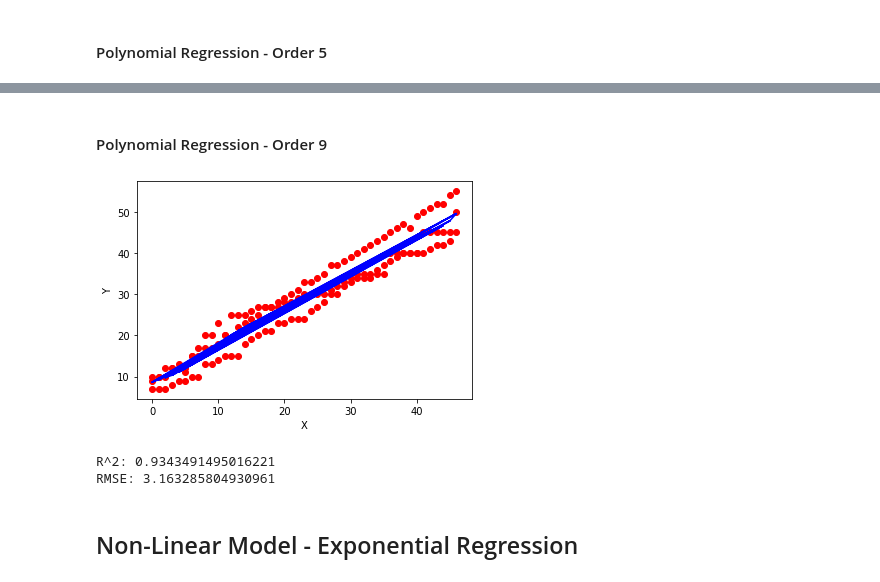
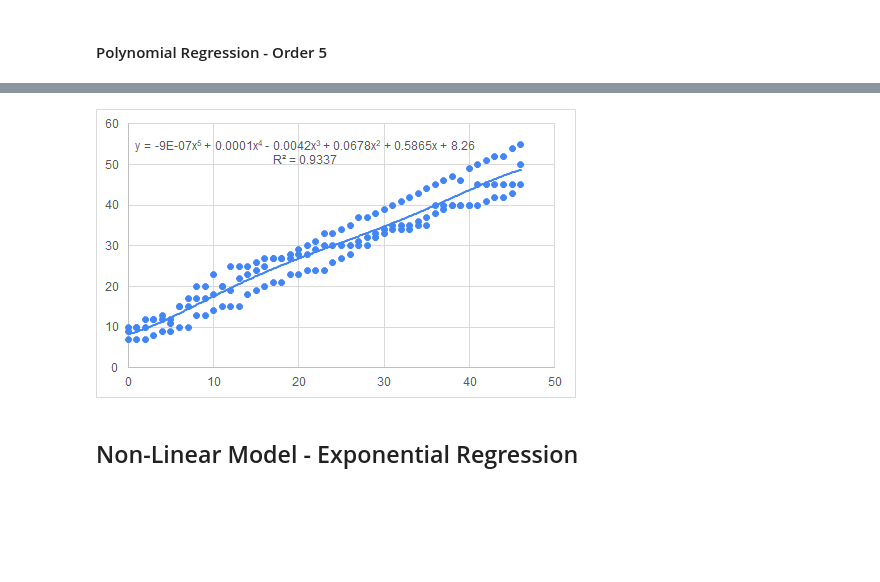
Before and after one commit to Lars17S/Numeric-Methods-Final-Project, a Jupyter notebook: Regression.ipynb, the cells around one changed output, grey strips where cells are left out. Cells and saved outputs as stored; diff of their text form; code cells hidden in the pictures; blank space fills up the shorter version.

```diff
--- a/Regression.ipynb
+++ b/Regression.ipynb
@@ -335,11 +310,7 @@ RMSE: 3.17904631894227
-# %% [markdown]
-#### Polynomial Regression - Order 9
-# %%
-pol_regression_res(X_team, y_team, 9)
-# %% [output]
-[figure, removed]
-R^2: 0.9343491495016221
-RMSE: 3.163285804930961
+# %%
+Image(filename='./imgs/pol_regression_order5.png')
+# %% [output]
+[figure, added]
 # %% [markdown]
 ## Non-Linear Model - Exponential Regression
 # %%
```
Also changed, not shown: parts of 9 cells of this notebook, 4 other files.
